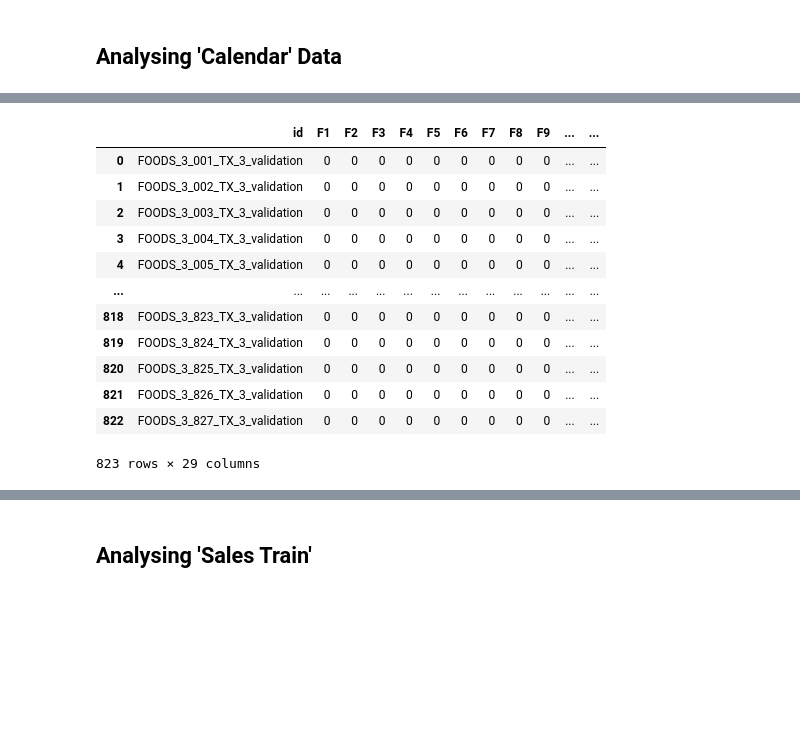
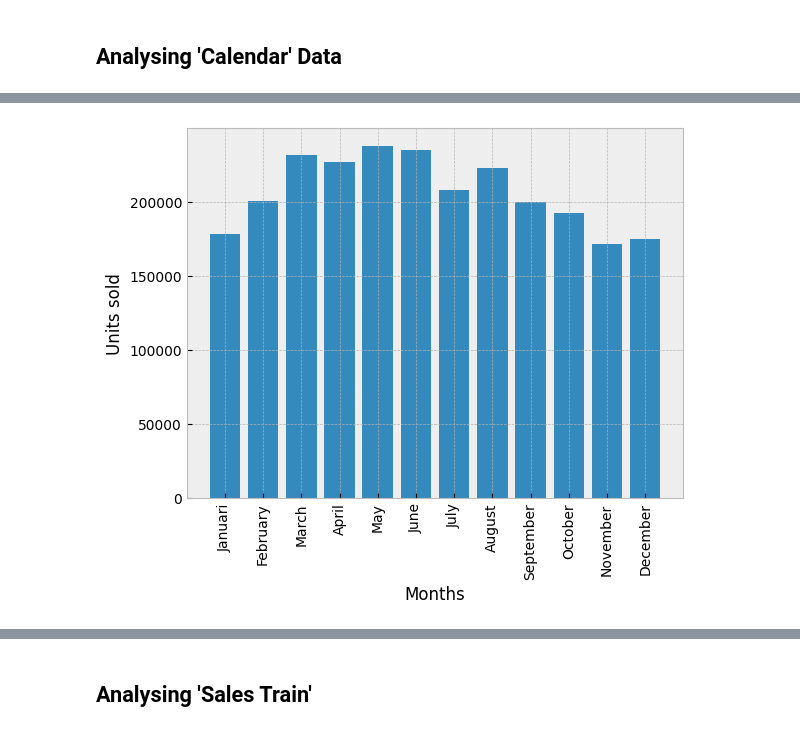
Before and after one commit to barath-uni/AFCS_Group_4, a Jupyter notebook: data_model_python.ipynb, the cells around one changed output, grey strips where cells are left out. Drawn from its saved outputs; the diff is of its cells as text; code cells hidden in the pictures; blank space fills up the shorter version.

```diff
--- a/data_model_python.ipynb
+++ b/data_model_python.ipynb
@@ -119,16 +127,44 @@ plt.show
-# %%
-df_sample_sub
-# %% [output]
-|  | id | F1 | F2 | F3 | F4 | F5 | F6 | F7 | F8 | F9 | ... | ... |
-| 0 | FOODS_3_001_TX_3_validation | 0 | 0 | 0 | 0 | 0 | 0 | 0 | 0 | 0 | ... | ... |
-| 1 | FOODS_3_002_TX_3_validation | 0 | 0 | 0 | 0 | 0 | 0 | 0 | 0 | 0 | ... | ... |
-| 2 | FOODS_3_003_TX_3_validation | 0 | 0 | 0 | 0 | 0 | 0 | 0 | 0 | 0 | ... | ... |
-| 3 | FOODS_3_004_TX_3_validation | 0 | 0 | 0 | 0 | 0 | 0 | 0 | 0 | 0 | ... | ... |
-| 4 | FOODS_3_005_TX_3_validation | 0 | 0 | 0 | 0 | 0 | 0 | 0 | 0 | 0 | ... | ... |
-| ... | ... | ... | ... | ... | ... | ... | ... | ... | ... | ... | ... | ... |
-| 818 | FOODS_3_823_TX_3_validation | 0 | 0 | 0 | 0 | 0 | 0 | 0 | 0 | 0 | ... | ... |
-| 819 | FOODS_3_824_TX_3_validation | 0 | 0 | 0 | 0 | 0 | 0 | 0 | 0 | 0 | ... | ... |
-| 820 | FOODS_3_825_TX_3_validation | 0 | 0 | 0 | 0 | 0 | 0 | 0 | 0 | 0 | ... | ... |
-| 821 | FOODS_3_826_TX_3_validation | 0 | 0 | 0 | 0 | 0 | 0 | 0 | 0 | 0 | ... | ... |
-| 822 | FOODS_3_827_TX_3_validation | 0 | 0 | 0 | 0 | 0 | 0 | 0 | 0 | 0 | ... | ... |
-823 rows × 29 columns
+# %%
+def get_months(string_dates):
+
+    months = {
+        1: [],
+        2: [],
+        3: [],
+        4: [],
+        5: [],
+        6: [],
+        7: [],
+        8: [],
+        9: [],
+        10: [],
+        11: [],
+        12: []
+    }
+
+    for s in string_dates:
+        datetime = get_datetime(s)
+        num_index = get_dateindex(s)
+        string_index = f'd_{num_index}'
+        months[datetime.month].append(string_index)
+
+    return months
+
+all_dates = df_calandars['date'].unique()
+indices_per_month = get_months(all_dates)
+
+months = ['Januari', 'February', 'March', 'April', 'May', 'June', 'July', 'August', 'September', 'October', 'November', 'December']
+
+foo = []
+for m in indices_per_month:
+    foo.append(df_sales_train[indices_per_month[m][:-31]].sum().sum())
+
+y_pos = range(len(months))
+plt.bar(y_pos, foo)
+plt.xticks(y_pos, months, rotation=90)
+plt.xlabel('Months')
+plt.ylabel('Units sold')
+# plt.title('Units sold per month')
+plt.show()
+# %% [output]
+[figure, added]
```
Also changed, not shown: parts of 4 cells of this notebook.
